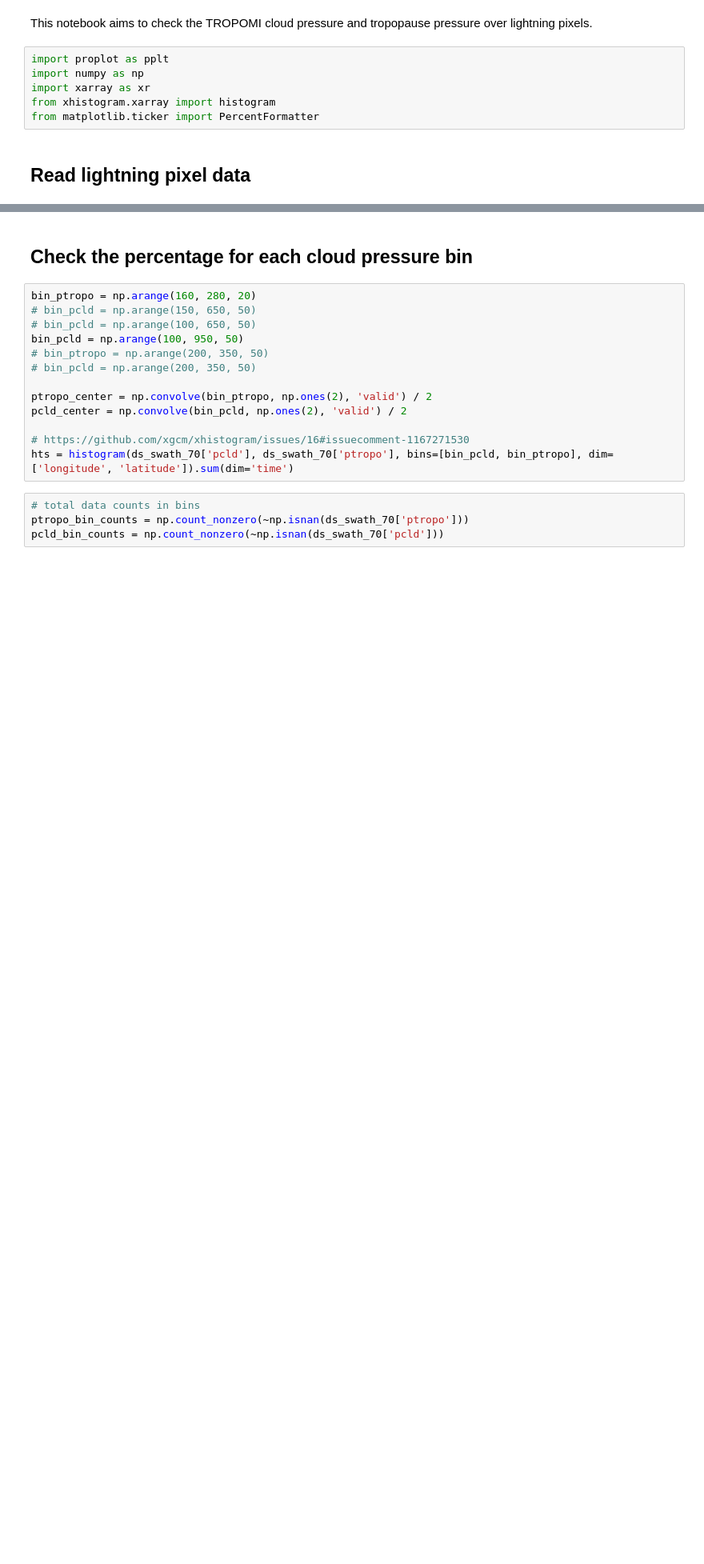
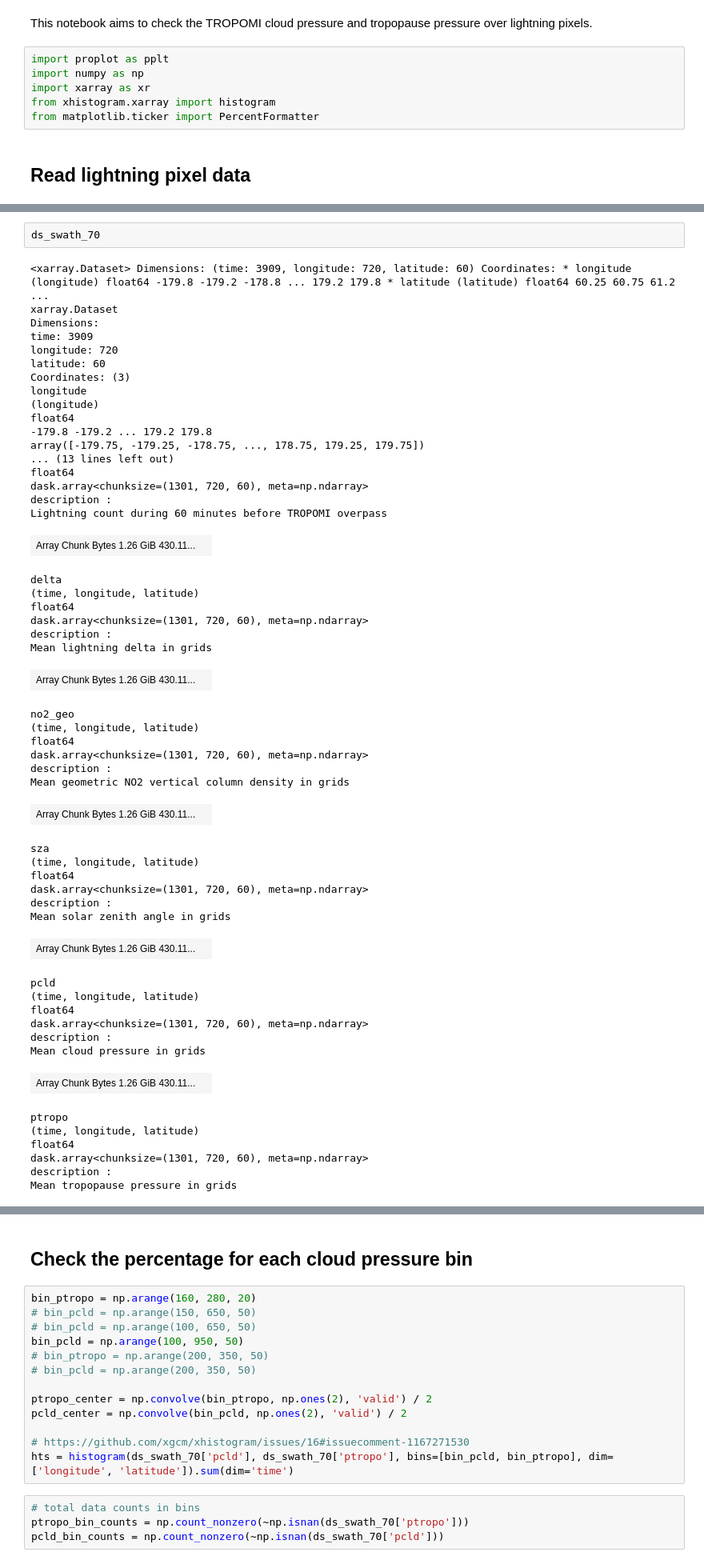
Before and after one commit to zxdawn/S5P-LNO2-Notebook, a Jupyter notebook: analysis/cloud_pressure.ipynb, the cells around one changed output, grey strips where cells are left out. Shown at 80% size. Drawn from its saved outputs; the diff is of its cells as text; blank space fills up the shorter version.

```diff
--- a/analysis/cloud_pressure.ipynb
+++ b/analysis/cloud_pressure.ipynb
@@ -13,0 +14,55 @@ ds_swath_70 = ds_swath_70.where(ds_swath_70['lightning_counts']>100)
+# %%
+ds_swath_70
+# %% [output]
+<xarray.Dataset> Dimensions: (time: 3909, longitude: 720, latitude: 60) Coordinates: * longitude (longitude) float64 -179.8 -179.2 -178.8 ... 179.2 179.8 * latitude (latitude) float64 60.25 60.75 61.2 ...
+xarray.Dataset
+Dimensions:
+time: 3909
+longitude: 720
+latitude: 60
+Coordinates: (3)
+longitude
+(longitude)
+float64
+-179.8 -179.2 ... 179.2 179.8
+array([-179.75, -179.25, -178.75, ..., 178.75, 179.25, 179.75])
+... (13 lines left out)
+float64
+dask.array<chunksize=(1301, 720, 60), meta=np.ndarray>
+description :
+Lightning count during 60 minutes before TROPOMI overpass
+| Array Chunk Bytes 1.26 GiB 430.11... |  |
+delta
+(time, longitude, latitude)
+float64
+dask.array<chunksize=(1301, 720, 60), meta=np.ndarray>
+description :
+Mean lightning delta in grids
+| Array Chunk Bytes 1.26 GiB 430.11... |  |
+no2_geo
+(time, longitude, latitude)
+float64
+dask.array<chunksize=(1301, 720, 60), meta=np.ndarray>
+description :
+Mean geometric NO2 vertical column density in grids
+| Array Chunk Bytes 1.26 GiB 430.11... |  |
+sza
+(time, longitude, latitude)
+float64
+dask.array<chunksize=(1301, 720, 60), meta=np.ndarray>
+description :
+Mean solar zenith angle in grids
+| Array Chunk Bytes 1.26 GiB 430.11... |  |
+pcld
+(time, longitude, latitude)
+float64
+dask.array<chunksize=(1301, 720, 60), meta=np.ndarray>
+description :
+Mean cloud pressure in grids
+| Array Chunk Bytes 1.26 GiB 430.11... |  |
+ptropo
+(time, longitude, latitude)
+float64
+dask.array<chunksize=(1301, 720, 60), meta=np.ndarray>
+description :
+Mean tropopause pressure in grids
```
Also changed, not shown: parts of 4 cells of this notebook.
